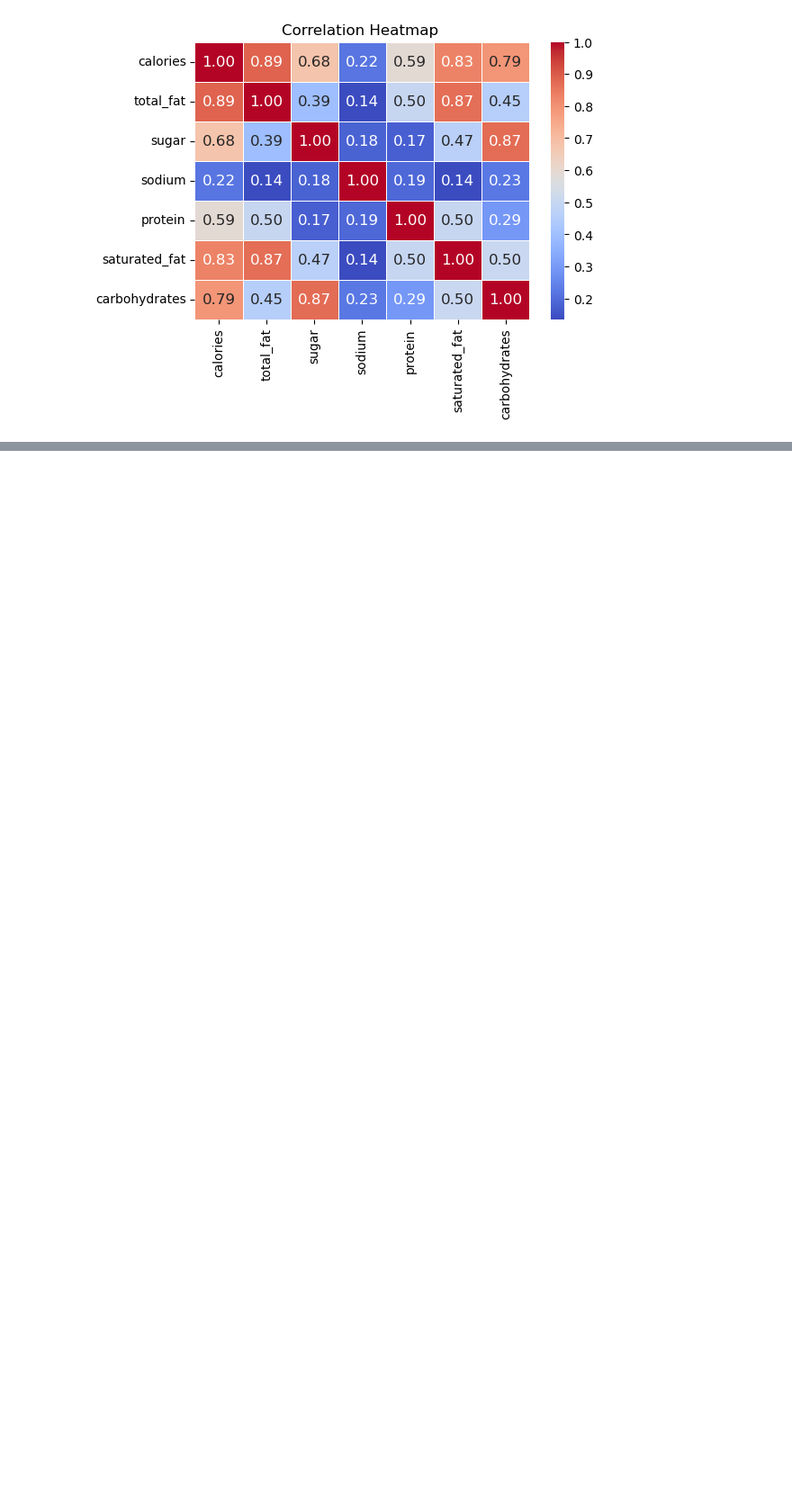
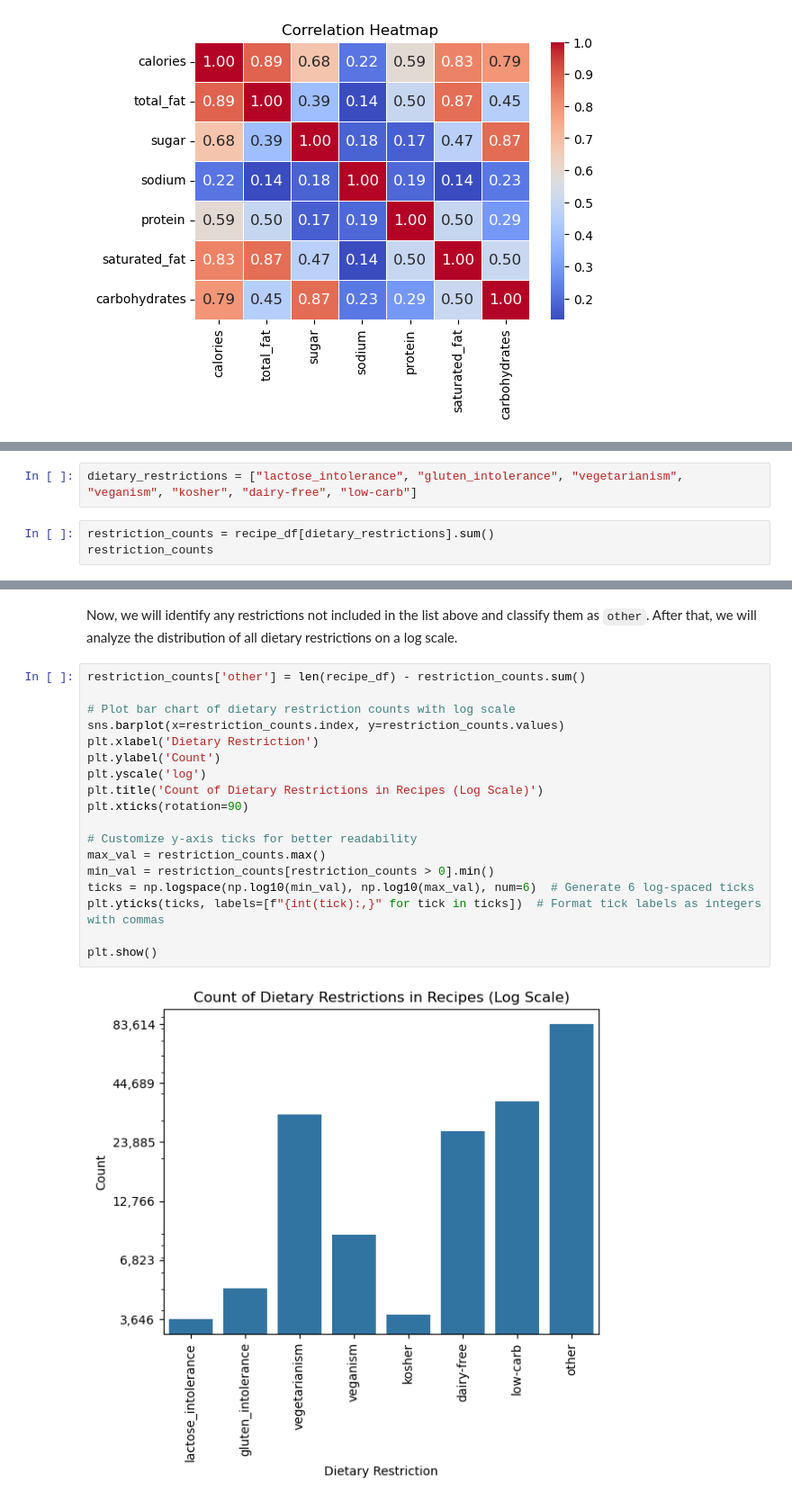
Before and after one commit to dahlp94/Recipe-Recommender-System, a Jupyter notebook: notebooks/exploratory-data-analysis.ipynb, the cells around one changed output, grey strips where cells are left out. Shown at 90% size. Cells and saved outputs as stored; diff of their text form; blank space fills up the shorter version.

```diff
--- a/notebooks/exploratory-data-analysis.ipynb
+++ b/notebooks/exploratory-data-analysis.ipynb
@@ -186,0 +278,5 @@ plt.show()
+# %%
+dietary_restrictions = ["lactose_intolerance", "gluten_intolerance", "vegetarianism", "veganism", "kosher", "dairy-free", "low-carb"]
+# %%
+restriction_counts = recipe_df[dietary_restrictions].sum()
+restriction_counts
@@ -186,0 +292,22 @@ plt.show()
+# %% [markdown]
+Now, we will identify any restrictions not included in the list above and classify them as `other`. After that, we will analyze the distribution of all dietary restrictions on a log scale.
+# %%
+restriction_counts['other'] = len(recipe_df) - restriction_counts.sum()
+
+# Plot bar chart of dietary restriction counts with log scale
+sns.barplot(x=restriction_counts.index, y=restriction_counts.values)
+plt.xlabel('Dietary Restriction')
+plt.ylabel('Count')
+plt.yscale('log')
+plt.title('Count of Dietary Restrictions in Recipes (Log Scale)')
+plt.xticks(rotation=90)
+
+# Customize y-axis ticks for better readability
+max_val = restriction_counts.max()
+min_val = restriction_counts[restriction_counts > 0].min()
+ticks = np.logspace(np.log10(min_val), np.log10(max_val), num=6)  # Generate 6 log-spaced ticks
+plt.yticks(ticks, labels=[f"{int(tick):,}" for tick in ticks])  # Format tick labels as integers with commas
+
+plt.show()
+# %% [output]
+[figure, added]
```
Also changed, not shown: parts of 31 cells of this notebook.
